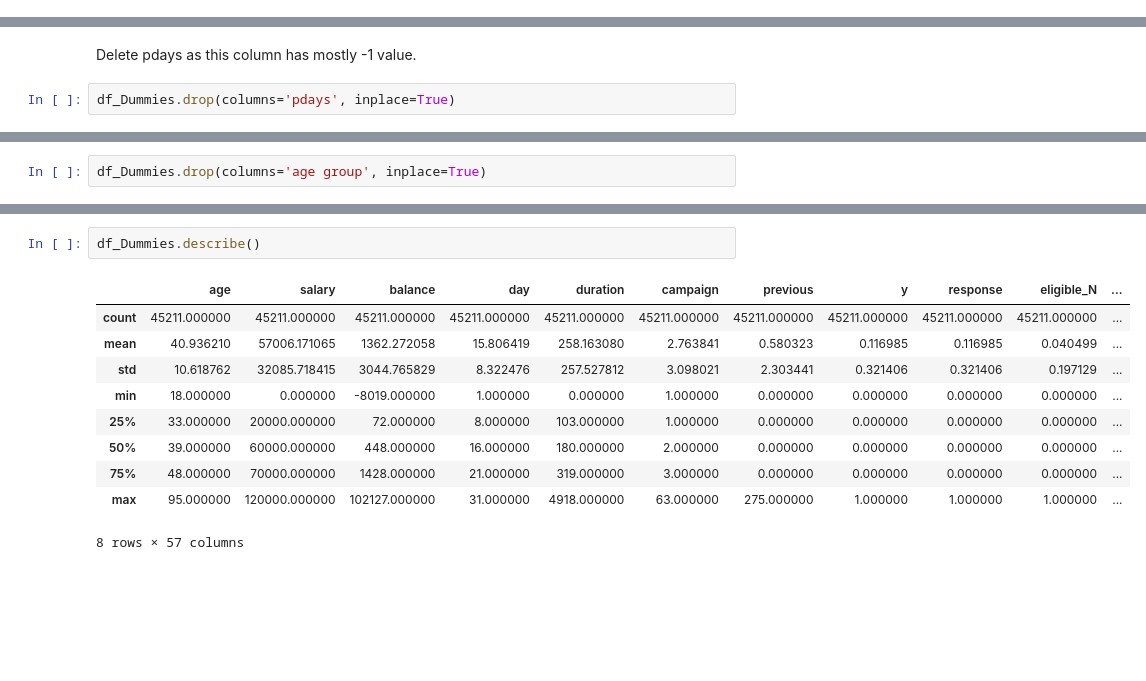
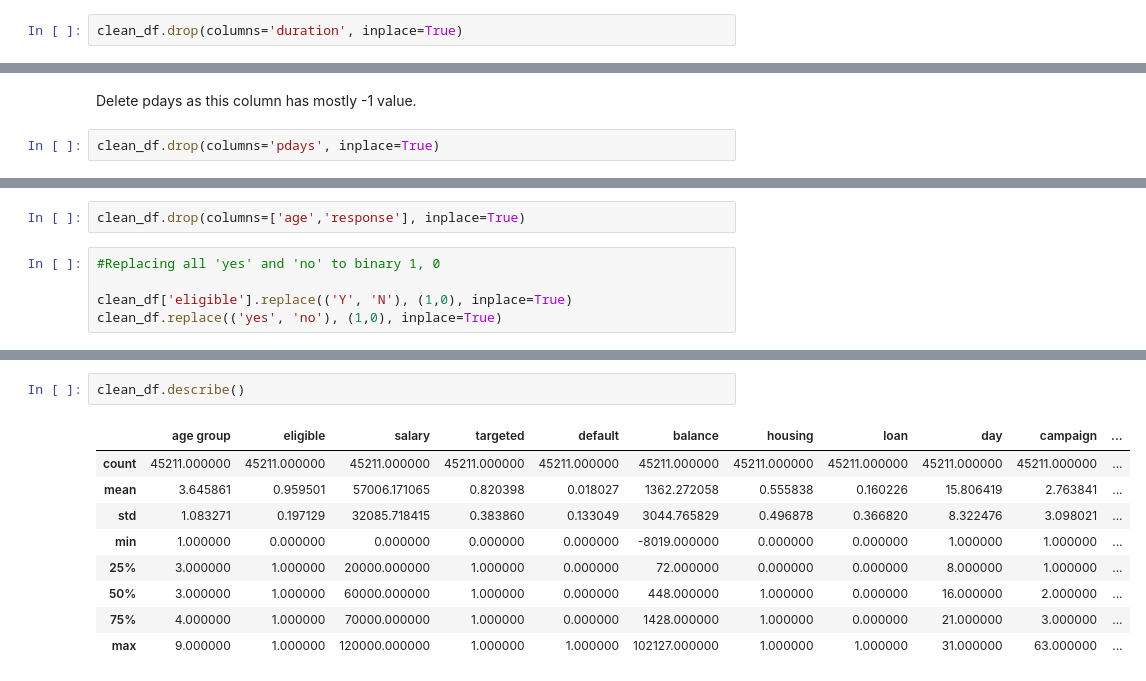
Before and after one commit to theRusa/Capstone-Project-I, a Jupyter notebook: Preprocessing and Training.ipynb, the cells around one changed output, grey strips where cells are left out. Saved outputs shown, nothing was run; the diff lists cells and outputs as text; blank space fills up the shorter version.

```diff
--- a/Preprocessing and Training.ipynb
+++ b/Preprocessing and Training.ipynb
@@ -96,0 +43,2 @@ memory usage: 5.9 MB
+# %%
+clean_df.drop(columns='duration', inplace=True)
@@ -103,5 +53,5 @@ count
 # %% [markdown]
 Delete pdays as this column has mostly  -1 value.
 # %%
-df_Dummies.drop(columns='pdays', inplace=True)
+clean_df.drop(columns='pdays', inplace=True)
 # %% [markdown]
@@ -109,2 +60,7 @@ Also delete 'age group' column as not necessary
 # %%
-df_Dummies.drop(columns='age group', inplace=True)
+clean_df.drop(columns=['age','response'], inplace=True)
+# %%
+#Replacing all 'yes' and 'no' to binary 1, 0
+
+clean_df['eligible'].replace(('Y', 'N'), (1,0), inplace=True)
+clean_df.replace(('yes', 'no'), (1,0), inplace=True)
@@ -111,13 +83,12 @@ df_Dummies.drop(columns='age group', inplace=True)
 # %%
-df_Dummies.describe()
+clean_df.describe()
 # %% [output]
-|  | age | salary | balance | day | duration | campaign | previous | y | response | eligible_N | ... |
+|  | age group | eligible | salary | targeted | default | balance | housing | loan | day | campaign | ... |
 | count | 45211.000000 | 45211.000000 | 45211.000000 | 45211.000000 | 45211.000000 | 45211.000000 | 45211.000000 | 45211.000000 | 45211.000000 | 45211.000000 | ... |
-| mean | 40.936210 | 57006.171065 | 1362.272058 | 15.806419 | 258.163080 | 2.763841 | 0.580323 | 0.116985 | 0.116985 | 0.040499 | ... |
-| std | 10.618762 | 32085.718415 | 3044.765829 | 8.322476 | 257.527812 | 3.098021 | 2.303441 | 0.321406 | 0.321406 | 0.197129 | ... |
-| min | 18.000000 | 0.000000 | -8019.000000 | 1.000000 | 0.000000 | 1.000000 | 0.000000 | 0.000000 | 0.000000 | 0.000000 | ... |
-| 25% | 33.000000 | 20000.000000 | 72.000000 | 8.000000 | 103.000000 | 1.000000 | 0.000000 | 0.000000 | 0.000000 | 0.000000 | ... |
-| 50% | 39.000000 | 60000.000000 | 448.000000 | 16.000000 | 180.000000 | 2.000000 | 0.000000 | 0.000000 | 0.000000 | 0.000000 | ... |
-| 75% | 48.000000 | 70000.000000 | 1428.000000 | 21.000000 | 319.000000 | 3.000000 | 0.000000 | 0.000000 | 0.000000 | 0.000000 | ... |
-| max | 95.000000 | 120000.000000 | 102127.000000 | 31.000000 | 4918.000000 | 63.000000 | 275.000000 | 1.000000 | 1.000000 | 1.000000 | ... |
+| mean | 3.645861 | 0.959501 | 57006.171065 | 0.820398 | 0.018027 | 1362.272058 | 0.555838 | 0.160226 | 15.806419 | 2.763841 | ... |
+| std | 1.083271 | 0.197129 | 32085.718415 | 0.383860 | 0.133049 | 3044.765829 | 0.496878 | 0.366820 | 8.322476 | 3.098021 | ... |
+| min | 1.000000 | 0.000000 | 0.000000 | 0.000000 | 0.000000 | -8019.000000 | 0.000000 | 0.000000 | 1.000000 | 1.000000 | ... |
+| 25% | 3.000000 | 1.000000 | 20000.000000 | 1.000000 | 0.000000 | 72.000000 | 0.000000 | 0.000000 | 8.000000 | 1.000000 | ... |
+| 50% | 3.000000 | 1.000000 | 60000.000000 | 1.000000 | 0.000000 | 448.000000 | 1.000000 | 0.000000 | 16.000000 | 2.000000 | ... |
+| 75% | 4.000000 | 1.000000 | 70000.000000 | 1.000000 | 0.000000 | 1428.000000 | 1.000000 | 0.000000 | 21.000000 | 3.000000 | ... |
+| max | 9.000000 | 1.000000 | 120000.000000 | 1.000000 | 1.000000 | 102127.000000 | 1.000000 | 1.000000 | 31.000000 | 63.000000 | ... |
-8 rows × 57 columns
```
Also changed, not shown: parts of 118 cells of this notebook.
